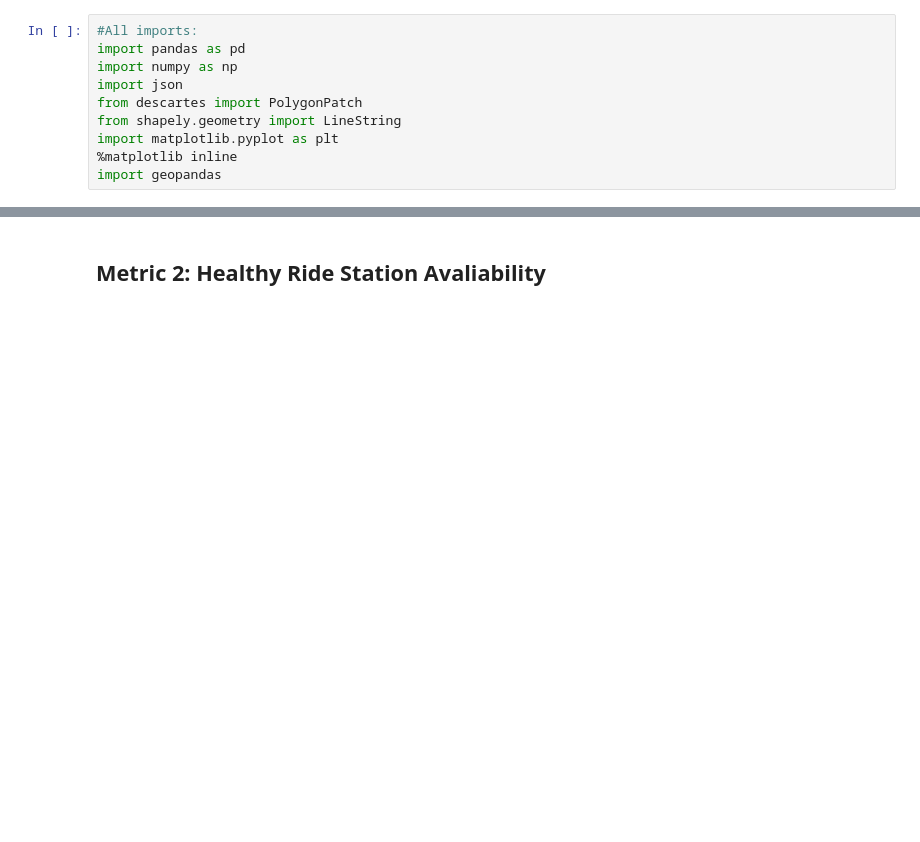
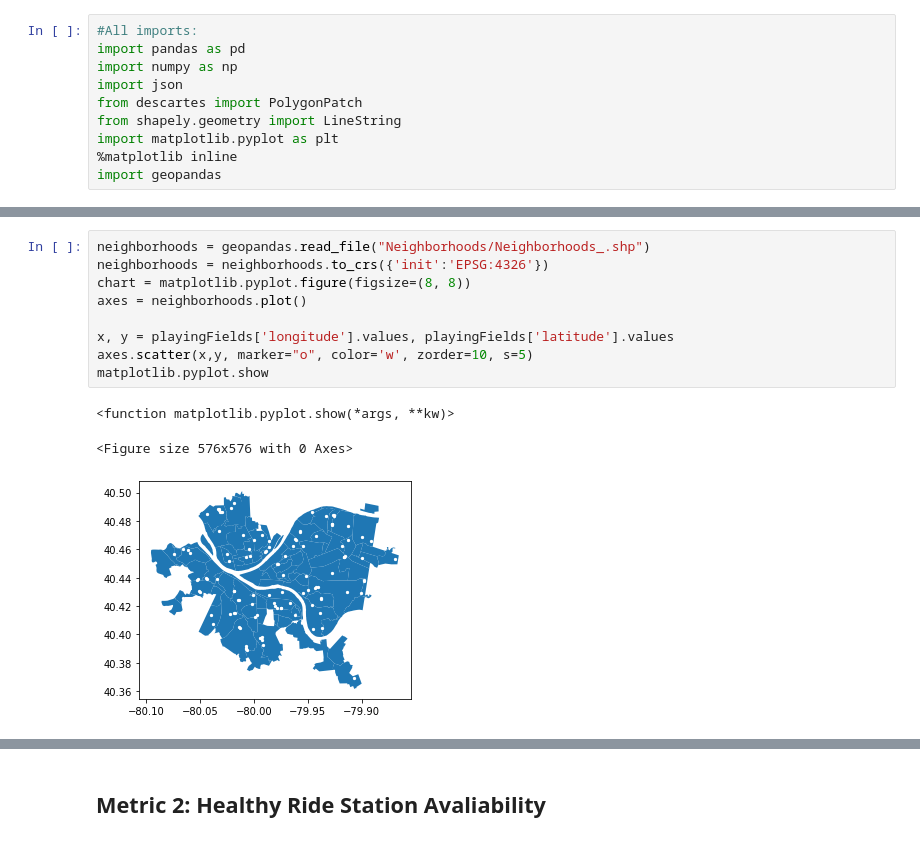
Before and after one commit to jhuang0420/CMPINF0010_Final_Project, a Jupyter notebook: teamFolder/teamNB.ipynb, the cells around one changed output, grey strips where cells are left out. Cells and saved outputs as stored; diff of their text form; blank space fills up the shorter version.

```diff
--- a/teamFolder/teamNB.ipynb
+++ b/teamFolder/teamNB.ipynb
@@ -16,0 +44,13 @@ import geopandas
+# %%
+neighborhoods = geopandas.read_file("Neighborhoods/Neighborhoods_.shp")
+neighborhoods = neighborhoods.to_crs({'init':'EPSG:4326'})
+chart = matplotlib.pyplot.figure(figsize=(8, 8))
+axes = neighborhoods.plot()
+
+x, y = playingFields['longitude'].values, playingFields['latitude'].values
+axes.scatter(x,y, marker="o", color='w', zorder=10, s=5)
+matplotlib.pyplot.show
+# %% [output]
+<function matplotlib.pyplot.show(*args, **kw)>
+<Figure size 576x576 with 0 Axes>
+[figure, added]
```
Also changed, not shown: parts of 8 cells of this notebook.
